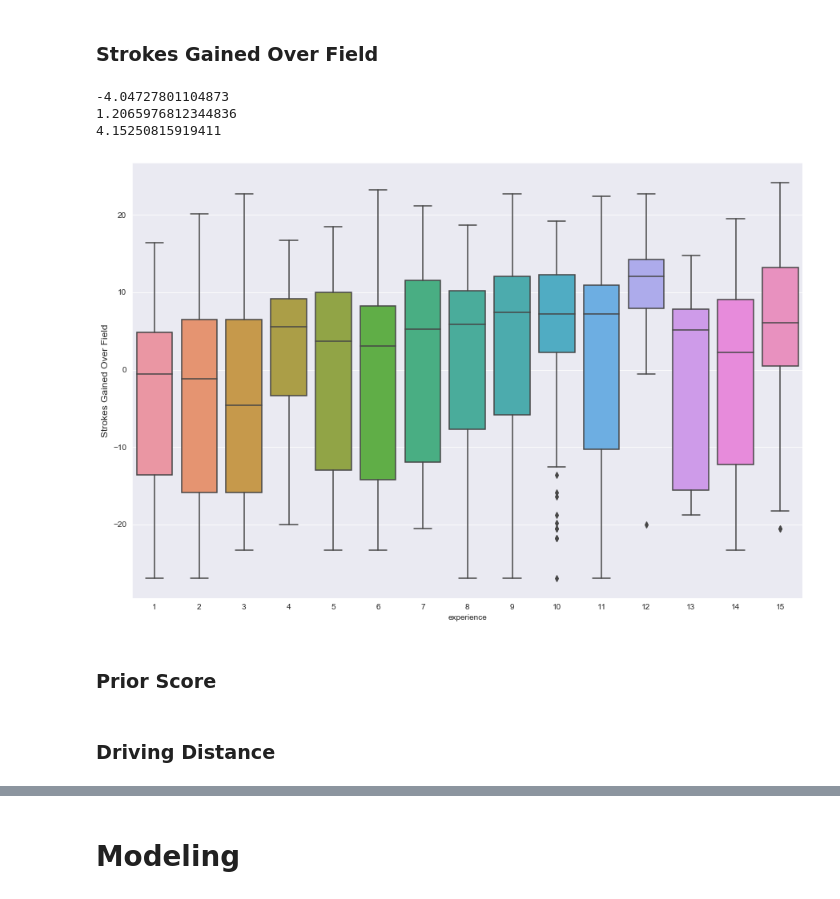
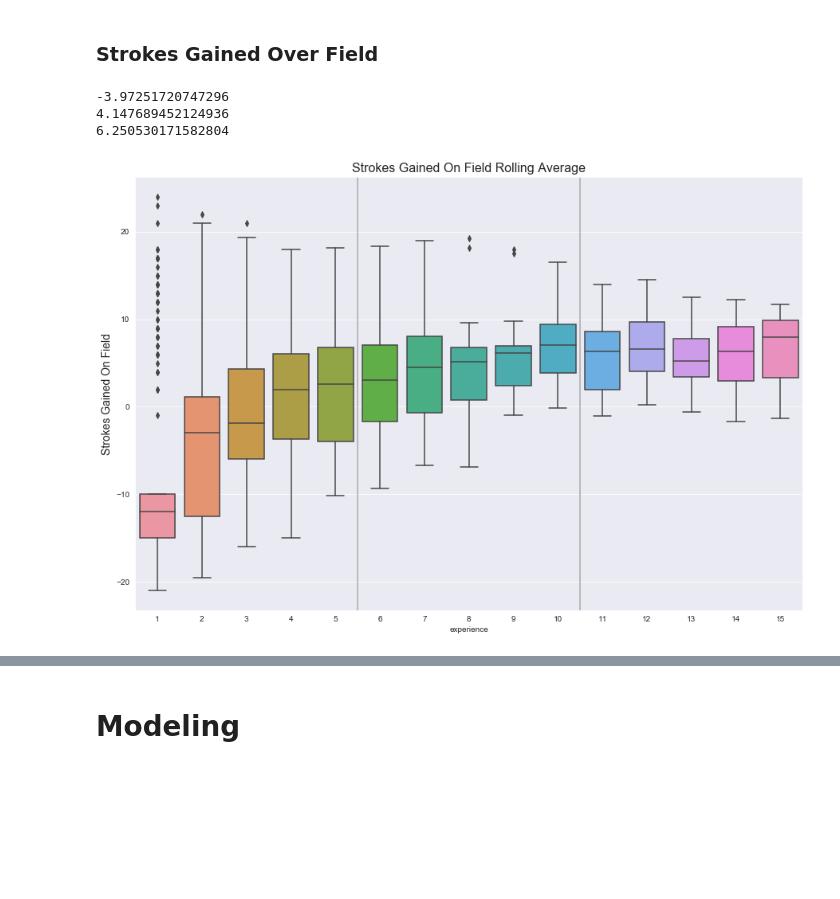
Before and after one commit to jprinfret/masters_tournament_classifier, a Jupyter notebook: 2020 Masters Tournament Predictions.ipynb, the cells around one changed output, grey strips where cells are left out. Cells and saved outputs as stored; diff of their text form; code cells hidden in the pictures; blank space fills up the shorter version.

```diff
--- a/2020 Masters Tournament Predictions.ipynb
+++ b/2020 Masters Tournament Predictions.ipynb
@@ -1004,42 +911,32 @@ sns.heatmap(df_corr.corr(),
 # %% [markdown]
 ### Strokes Gained Over Field
-# %%
-dataset = df[['season', 'full_name', 'total_score']]
-
-experience = pd.DataFrame(df.groupby('full_name').driving_distance.count())
-experience.reset_index(drop=False, inplace=True)
-experience['experience'] = experience['driving_distance']
-experience.drop('driving_distance', axis=1, inplace=True)
-
-dataset = pd.merge(dataset, experience, how='outer', on='full_name')
-
-field_avg = pd.DataFrame(df.groupby('season').total_score.mean())
-field_avg.reset_index(drop=False, inplace=True)
-field_avg['field_avg'] = field_avg['total_score']
-field_avg.drop('total_score', axis=1, inplace=True)
-field_avg
-
-dataset = pd.merge(dataset, field_avg, how='outer', on='season')
-dataset = dataset[['season', 'full_name', 'experience', 'total_score', 'field_avg']]
-dataset['sg_on_field'] = dataset['field_avg']- dataset['total_score']
-
-print(dataset[(dataset['experience'] < 4)].sg_on_field.mean())
-print(dataset[(dataset['experience'] > 3)&(dataset['experience'] < 11)].sg_on_field.mean())
-print(dataset[(dataset['experience'] > 11)].sg_on_field.mean())
-# %% [output]
--4.04727801104873
-1.2065976812344836
-4.15250815919411
+# %%
+dataset = df[['season', 'full_name', 'experience', 'sg_roll_avg']]
+
+exp1 = dataset[(dataset['experience'] < 6)].sg_roll_avg.mean()
+exp2 = dataset[(dataset['experience'] > 5)&(dataset['experience'] < 11)].sg_roll_avg.mean()
+exp3 = dataset[(dataset['experience'] > 11)].sg_roll_avg.mean()
+
+print(exp1)
+print(exp2)
+print(exp3)
+# %% [output]
+-3.97251720747296
+4.147689452124936
+6.250530171582804
 # %%
+# Strokes Gained on field by experience
 fig = plt.figure(figsize=figsize);
 ax = fig.add_subplot(111);
 
+
 sns.boxplot(
     x=dataset['experience'],
-    y=dataset['sg_on_field']
+    y=dataset['sg_roll_avg']
 );
-ax.set_ylabel('Strokes Gained Over Field', fontsize=12);
+ax.axvline(4.5, color='darkgray');
+ax.axvline(9.5, color='darkgray');
+ax.set_ylabel('Strokes Gained On Field', fontsize=14);
+ax.set_title('Strokes Gained On Field Rolling Average', fontsize=16);
 # %% [output]
-[figure, old version]
+[figure, new version]
-# %% [markdown]
-### Prior Score
@@ -1186,2 +1076,0 @@ ax6.legend();
-# %% [markdown]
-### Driving Distance
```
Also changed, not shown: parts of 140 cells of this notebook, 12 other files.
